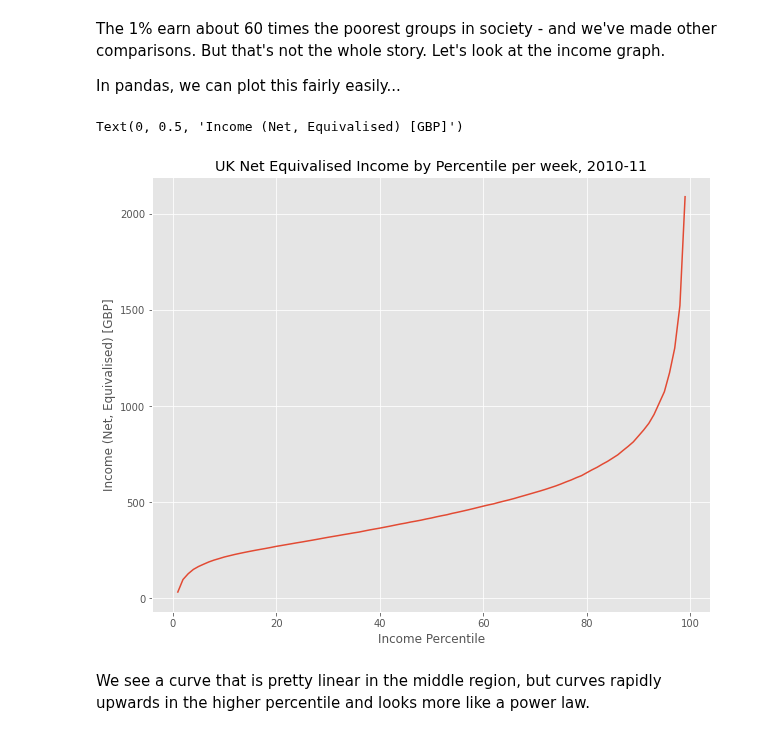
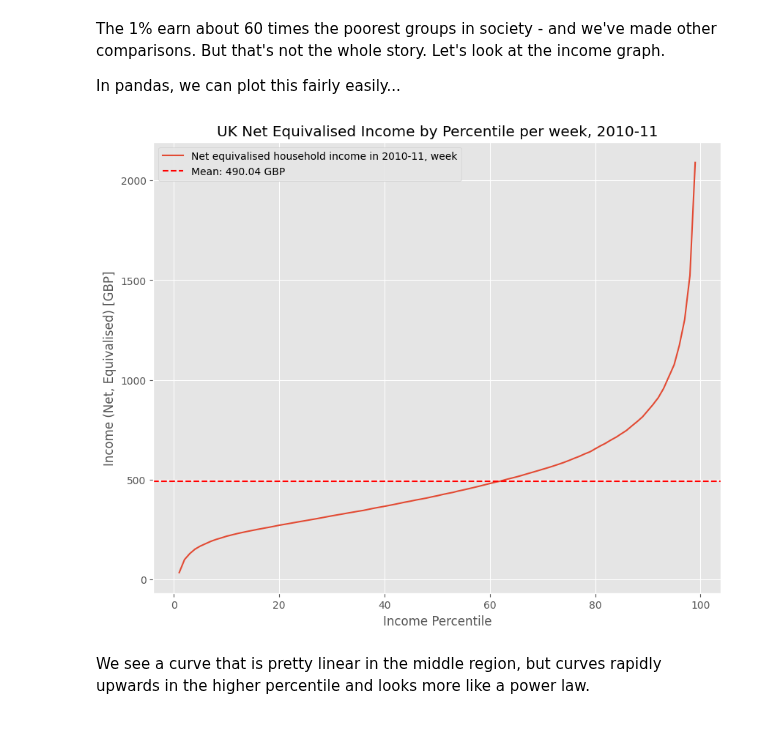
Before and after one commit to lazysheephaha/qm2, a Jupyter notebook: notebooks/W02. Pandas.ipynb, the cells around one changed output. Cells and saved outputs as stored; diff of their text form; code cells hidden in the pictures.

```diff
--- a/notebooks/W02. Pandas.ipynb
+++ b/notebooks/W02. Pandas.ipynb
@@ -198,11 +199,18 @@ In pandas, we can plot this fairly easily...
 # %%
 income['Net equivalised household income in 2010-11, week'].plot()
 plt.title('UK Net Equivalised Income by Percentile per week, 2010-11')
 plt.xlabel('Income Percentile')
 plt.ylabel('Income (Net, Equivalised) [GBP]')
+
+mean_income = income['Net equivalised household income in 2010-11, week'].mean()
+
+# Drawing a horizontal line at the mean
+plt.axhline(y=mean_income, color='r', linestyle='--', label=f'Mean: {mean_income:.2f} GBP')
+plt.legend()  # Show the legend with the mean value
+
+plt.show() #?
 # %% [output]
-Text(0, 0.5, 'Income (Net, Equivalised) [GBP]')
-[figure, old version]
+[figure, new version]
 # %% [markdown]
 We see a curve that is pretty linear in the middle region, but curves rapidly upwards in the higher percentile and looks more like a power law.
 # %% [markdown]
```
Also changed, not shown: parts of 21 cells of this notebook.
